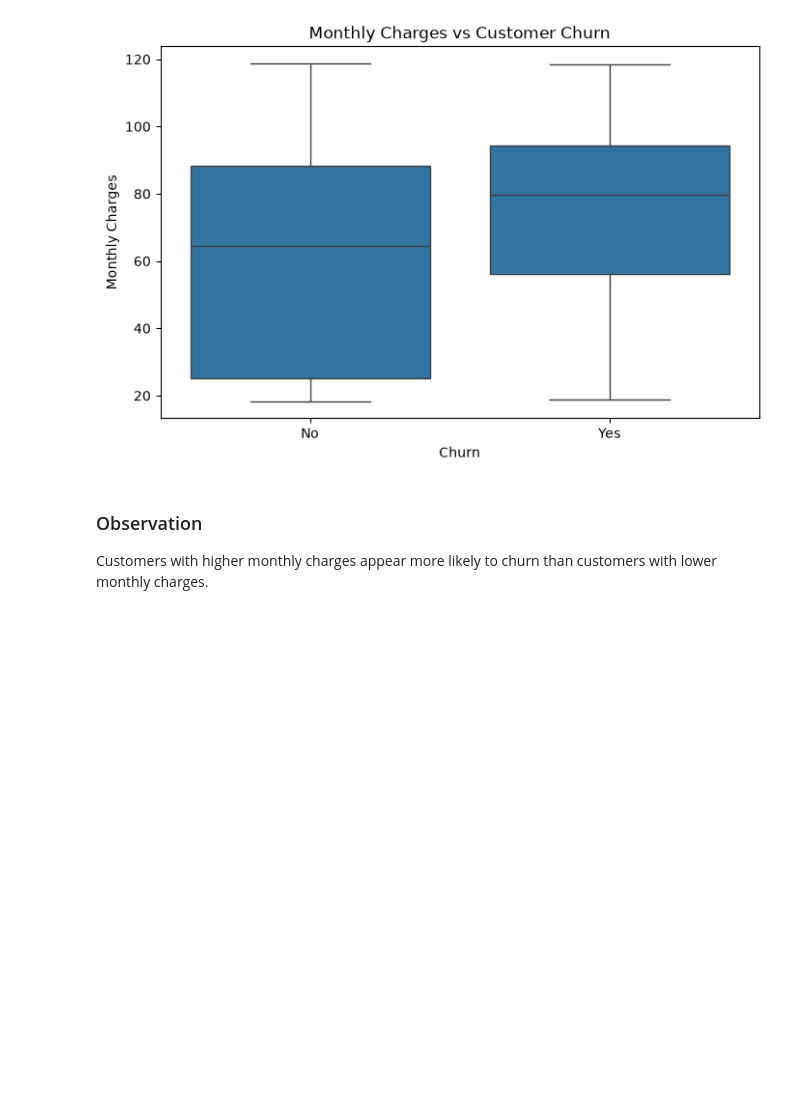
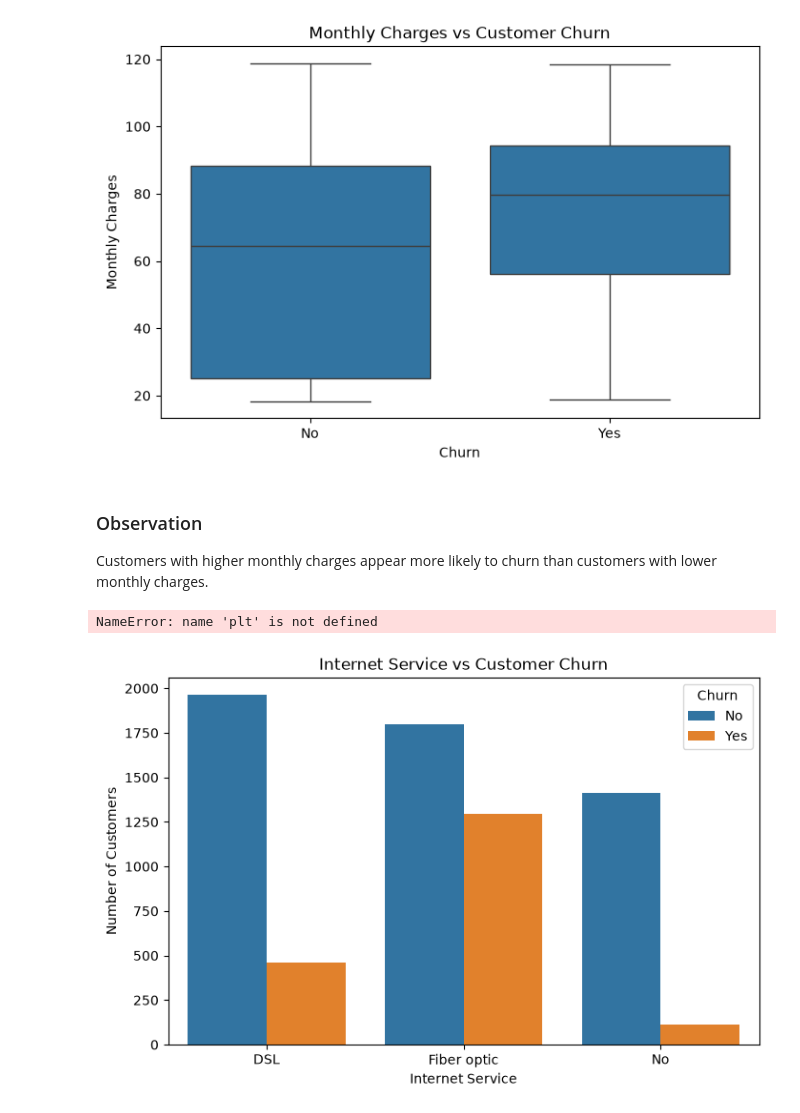
Before and after one commit to janupalliradhika/customer-churn-prediction, a Jupyter notebook: notebooks/eda.ipynb, the cells around one changed output. Cells and saved outputs as stored; diff of their text form; code cells hidden in the pictures; blank space fills up the shorter version.

Commit message:
Completed exploratory data analysis - Part 2

```diff
--- a/notebooks/eda.ipynb
+++ b/notebooks/eda.ipynb
@@ -251,3 +251,15 @@ plt.show()
 ### Observation
 
 Customers with higher monthly charges appear more likely to churn than customers with lower monthly charges.
+# %%
+plt.figure(figsize=(8,5))
+
+sns.countplot(data=df, x="InternetService", hue="Churn")
+
+plt.title("Internet Service vs Customer Churn")
+plt.xlabel("Internet Service")
+plt.ylabel("Number of Customers")
+
+plt.show()
+# %% [output]
+NameError: name 'plt' is not defined
@@ -253,0 +271,14 @@ Customers with higher monthly charges appear more likely to churn than customers
+# %%
+df = pd.read_csv("../data/Telco-Customer-Churn.csv")
+# %%
+plt.figure(figsize=(8,5))
+
+sns.countplot(data=df, x="InternetService", hue="Churn")
+
+plt.title("Internet Service vs Customer Churn")
+plt.xlabel("Internet Service")
+plt.ylabel("Number of Customers")
+
+plt.show()
+# %% [output]
+[figure, added]
```
Also changed, not shown: parts of 15 cells of this notebook.
